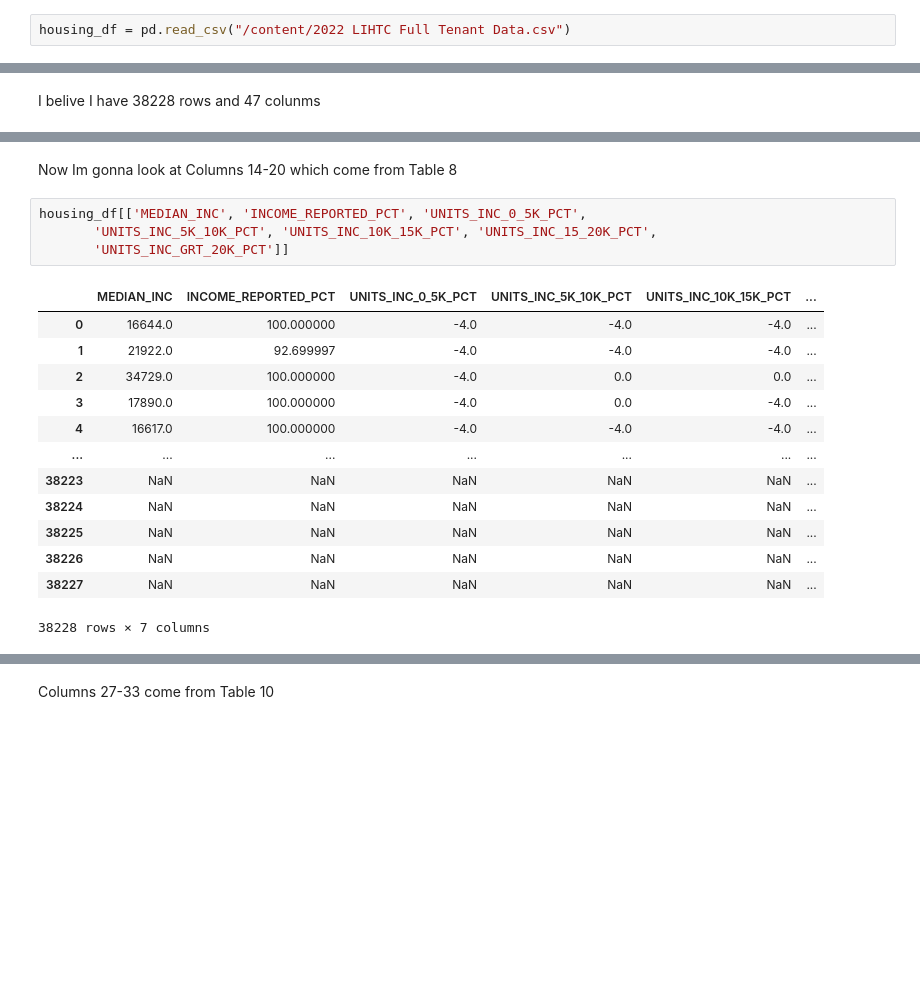
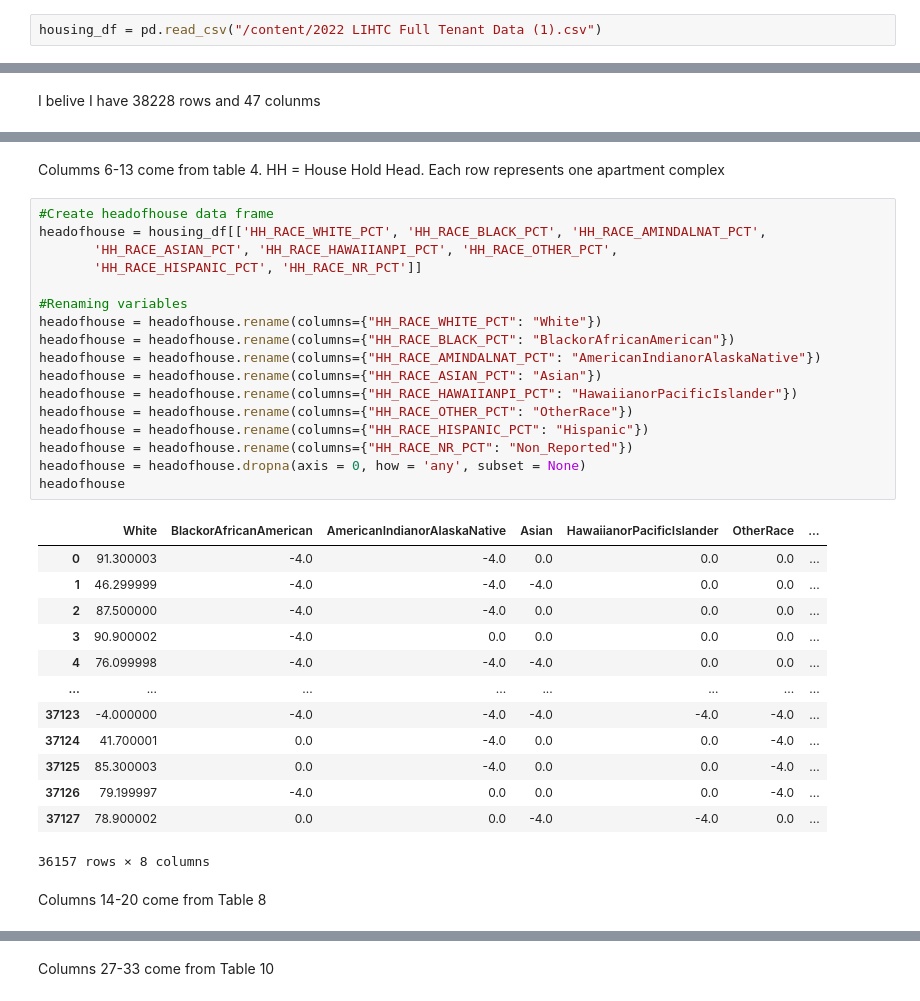
Before and after one commit to bitriagaleonela40-cmd/housing-research, a Jupyter notebook: Housing.ipynb, the cells around one changed output, grey strips where cells are left out. Saved outputs shown, nothing was run; the diff lists cells and outputs as text; blank space fills up the shorter version.

```diff
--- a/Housing.ipynb
+++ b/Housing.ipynb
@@ -14,2 +31,2 @@ import pandas as pd
 # %%
-housing_df = pd.read_csv("/content/2022 LIHTC Full Tenant Data.csv")
+housing_df = pd.read_csv("/content/2022 LIHTC Full Tenant Data (1).csv")
@@ -75,20 +66,36 @@ housing_df[['HH_RACE_WHITE_PCT', 'HH_RACE_BLACK_PCT', 'HH_RACE_AMINDALNAT_PCT',
+# %% [markdown]
+Columms 6-13 come from table 4.
+HH = House Hold Head. Each row represents one apartment complex
+# %%
+#Create headofhouse data frame
+headofhouse = housing_df[['HH_RACE_WHITE_PCT', 'HH_RACE_BLACK_PCT', 'HH_RACE_AMINDALNAT_PCT',
+       'HH_RACE_ASIAN_PCT', 'HH_RACE_HAWAIIANPI_PCT', 'HH_RACE_OTHER_PCT',
+       'HH_RACE_HISPANIC_PCT', 'HH_RACE_NR_PCT']]
+
+#Renaming variables
+headofhouse = headofhouse.rename(columns={"HH_RACE_WHITE_PCT": "White"})
+headofhouse = headofhouse.rename(columns={"HH_RACE_BLACK_PCT": "BlackorAfricanAmerican"})
+headofhouse = headofhouse.rename(columns={"HH_RACE_AMINDALNAT_PCT": "AmericanIndianorAlaskaNative"})
+headofhouse = headofhouse.rename(columns={"HH_RACE_ASIAN_PCT": "Asian"})
+headofhouse = headofhouse.rename(columns={"HH_RACE_HAWAIIANPI_PCT": "HawaiianorPacificIslander"})
+headofhouse = headofhouse.rename(columns={"HH_RACE_OTHER_PCT": "OtherRace"})
+headofhouse = headofhouse.rename(columns={"HH_RACE_HISPANIC_PCT": "Hispanic"})
+headofhouse = headofhouse.rename(columns={"HH_RACE_NR_PCT": "Non_Reported"})
+headofhouse = headofhouse.dropna(axis = 0, how = 'any', subset = None)
+headofhouse
+# %% [output]
+|  | White | BlackorAfricanAmerican | AmericanIndianorAlaskaNative | Asian | HawaiianorPacificIslander | OtherRace | ... |
+| 0 | 91.300003 | -4.0 | -4.0 | 0.0 | 0.0 | 0.0 | ... |
+| 1 | 46.299999 | -4.0 | -4.0 | -4.0 | 0.0 | 0.0 | ... |
+| 2 | 87.500000 | -4.0 | -4.0 | 0.0 | 0.0 | 0.0 | ... |
+| 3 | 90.900002 | -4.0 | 0.0 | 0.0 | 0.0 | 0.0 | ... |
+| 4 | 76.099998 | -4.0 | -4.0 | -4.0 | 0.0 | 0.0 | ... |
+| ... | ... | ... | ... | ... | ... | ... | ... |
+| 37123 | -4.000000 | -4.0 | -4.0 | -4.0 | -4.0 | -4.0 | ... |
+| 37124 | 41.700001 | 0.0 | -4.0 | 0.0 | 0.0 | -4.0 | ... |
+| 37125 | 85.300003 | 0.0 | -4.0 | 0.0 | 0.0 | -4.0 | ... |
+| 37126 | 79.199997 | -4.0 | 0.0 | 0.0 | 0.0 | -4.0 | ... |
+| 37127 | 78.900002 | 0.0 | 0.0 | -4.0 | -4.0 | 0.0 | ... |
+36157 rows × 8 columns
 # %% [markdown]
-Now Im gonna look at Columns 14-20 which come from Table 8
+Columns 14-20 come from Table 8
-# %%
-housing_df[['MEDIAN_INC', 'INCOME_REPORTED_PCT', 'UNITS_INC_0_5K_PCT',
-       'UNITS_INC_5K_10K_PCT', 'UNITS_INC_10K_15K_PCT', 'UNITS_INC_15_20K_PCT',
-       'UNITS_INC_GRT_20K_PCT']]
-# %% [output]
-|  | MEDIAN_INC | INCOME_REPORTED_PCT | UNITS_INC_0_5K_PCT | UNITS_INC_5K_10K_PCT | UNITS_INC_10K_15K_PCT | ... |
-| 0 | 16644.0 | 100.000000 | -4.0 | -4.0 | -4.0 | ... |
-| 1 | 21922.0 | 92.699997 | -4.0 | -4.0 | -4.0 | ... |
-| 2 | 34729.0 | 100.000000 | -4.0 | 0.0 | 0.0 | ... |
-| 3 | 17890.0 | 100.000000 | -4.0 | 0.0 | -4.0 | ... |
-| 4 | 16617.0 | 100.000000 | -4.0 | -4.0 | -4.0 | ... |
-| ... | ... | ... | ... | ... | ... | ... |
-| 38223 | NaN | NaN | NaN | NaN | NaN | ... |
-| 38224 | NaN | NaN | NaN | NaN | NaN | ... |
-| 38225 | NaN | NaN | NaN | NaN | NaN | ... |
-| 38226 | NaN | NaN | NaN | NaN | NaN | ... |
-| 38227 | NaN | NaN | NaN | NaN | NaN | ... |
-38228 rows × 7 columns
```
Also changed, not shown: parts of 12 cells of this notebook.
